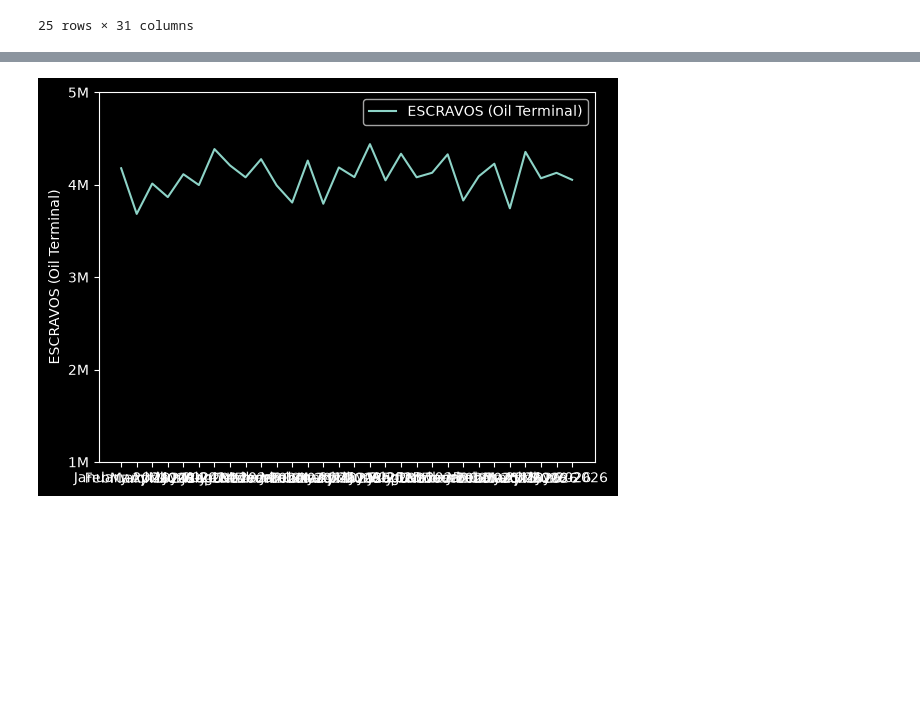
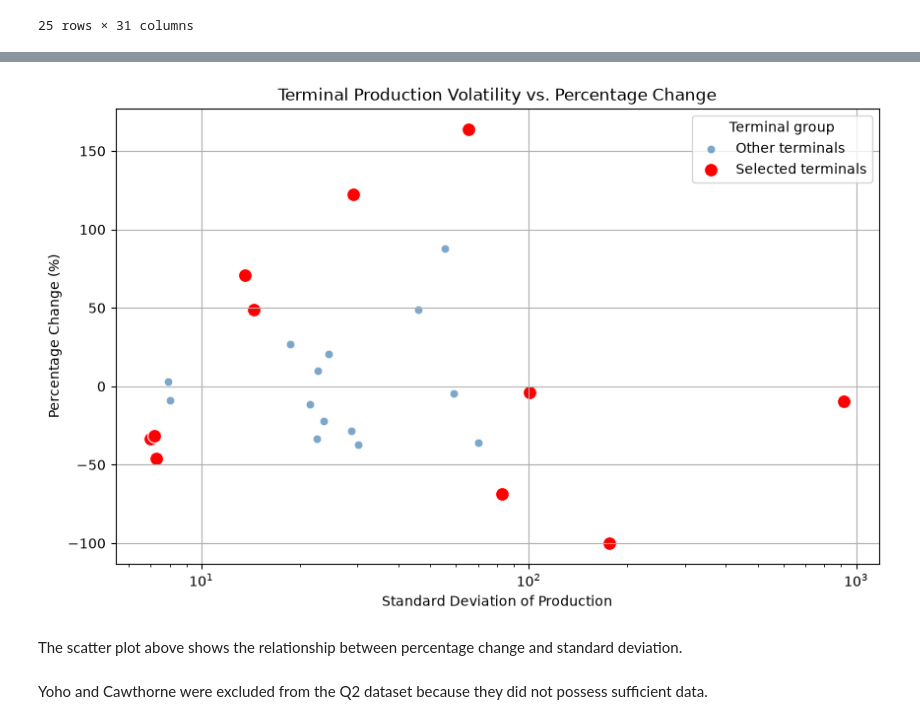
Before and after one commit to loteehenry/Oil-Production---Exploratory-Data-Analysis, a Jupyter notebook: notebooks/analysis.ipynb, the cells around one changed output, grey strips where cells are left out. Cells and saved outputs as stored; diff of their text form; code cells hidden in the pictures; blank space fills up the shorter version.

```diff
--- a/notebooks/analysis.ipynb
+++ b/notebooks/analysis.ipynb
@@ -715,9 +715,9 @@ start = q2_master_df.iloc[:, 1:4].mean(axis=1)
 end = q2_master_df.iloc[:, -3:].mean(axis=1)
 
 # percentage change in output from first three months to last three months
-pct_change_df = ((end - start) / start) * 100
+pct_change = ((end - start) / start) * 100
 
-pct_change_df
+pct_change
 # %% [output]
 Terminal/Stream
 BONNY                       70.910737
@@ -782,7 +799,46 @@ plt.show()
 # %%
-brass_output_df = q2_master_df.loc[["ESCRAVOS (Oil Terminal)"]]
-sns.lineplot(x=months, y=brass_output_df.iloc[0, 1:], label="ESCRAVOS (Oil Terminal)")
-plt.yticks([1000000, 2000000, 3000000, 4000000, 5000000] ,["1M", "2M", "3M", "4M", "5M"])
+# convert pct_change series to dataframe for visualization
+pct_change_df = pct_change.to_frame(name="Percentage Change")
+plot_df = pd.concat([pct_change_df, q2_deviation_df], axis=1)
+
+highlight = [
+    "BONGA", "BONNY", "BRASS", "OYO / OBODO", "PENNINGTON",
+    "ERHA", "AJAPA", "SEA EAGLE (EA)", "EGINA", "ABO",
+    "ODUDU (AMENAM BLEND)"
+]
+
+plot_df["Highlighted"] = plot_df.index.isin(highlight)
+highlight_df = plot_df[plot_df["Highlighted"]]
+other_df = plot_df[~plot_df["Highlighted"]]
+
+plt.figure(figsize=(10, 6))
+sns.scatterplot(
+    data=other_df,
+    x="Standard Deviation",
+    y="Percentage Change",
+    color="steelblue",
+    alpha=0.7,
+    label="Other terminals"
+)
+sns.scatterplot(
+    data=highlight_df,
+    x="Standard Deviation",
+    y="Percentage Change",
+    color="red",
+    s=100,
+    label="Selected terminals"
+)
+
+plt.title("Terminal Production Volatility vs. Percentage Change")
+plt.xlabel("Standard Deviation of Production")
+plt.xscale("log")
+plt.ylabel("Percentage Change (%)")
+plt.grid()
+plt.legend(title="Terminal group")
 plt.show()
 # %% [output]
-[figure, old version]
+[figure, new version]
+# %% [markdown]
+The scatter plot above shows the relationship between percentage change and standard deviation.
+# %% [markdown]
+Yoho and Cawthorne were excluded from the Q2 dataset because they did not possess sufficient data.
```
Also changed, not shown: parts of 4 cells of this notebook, 1 other file.
